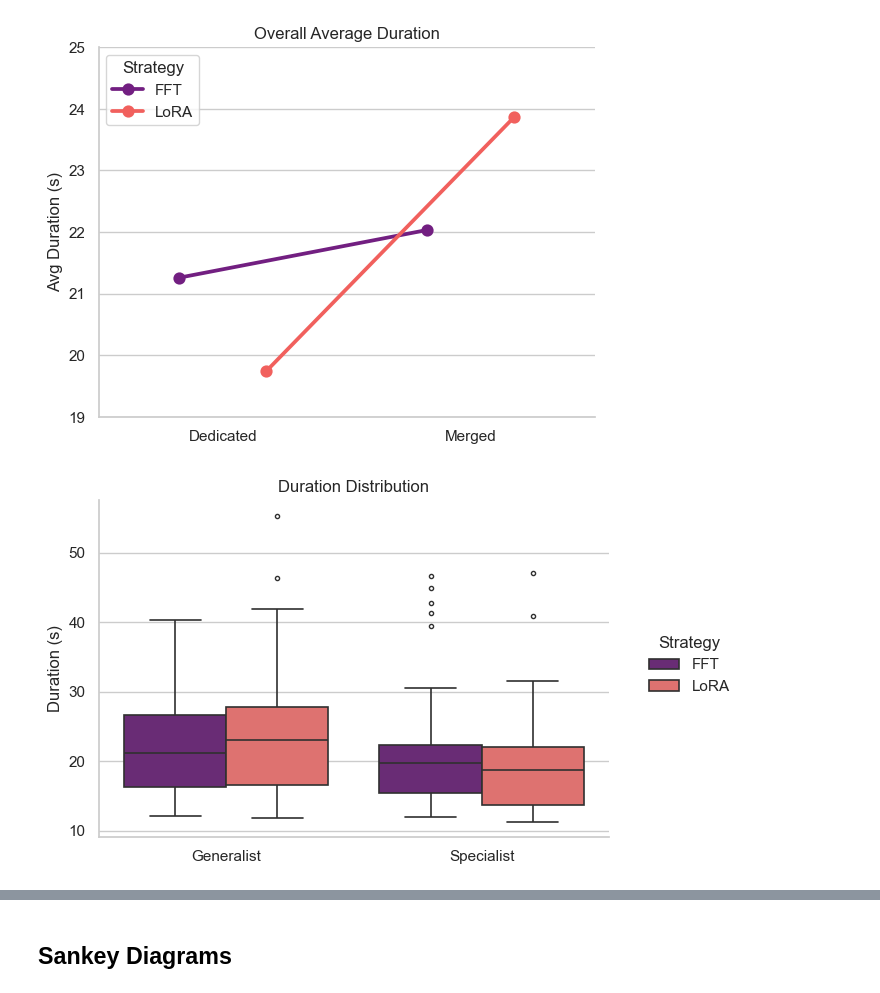
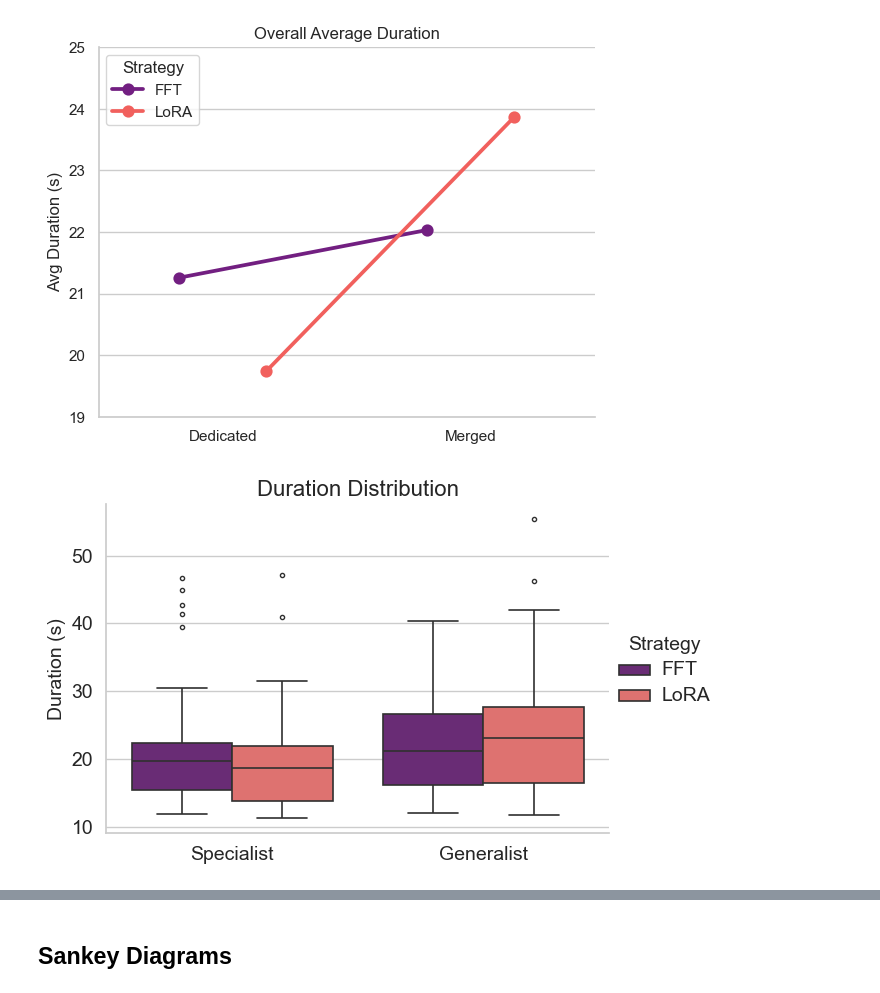
Before and after one commit to F-Fer/lerobot_ur5e_gello, a Jupyter notebook: notebooks/model_performance_analysis.ipynb, the cells around one changed output, grey strips where cells are left out. Cells and saved outputs as stored; diff of their text form; code cells hidden in the pictures.

Commit message:
increase font size in duration dist plot

```diff
--- a/notebooks/model_performance_analysis.ipynb
+++ b/notebooks/model_performance_analysis.ipynb
@@ -622,37 +622,48 @@ plt.show()
 # %%
 summary_df = df_success_only.copy()
 summary_df["Strategy"] = summary_df.apply(lambda x: "LoRA" if x["lora"] else "FFT", axis=1)
 summary_df["Type"] = summary_df.apply(lambda x: "Generalist" if x["merged"] else "Specialist", axis=1)
 
-type_order = ["Generalist", "Specialist"]
+type_order = ["Specialist", "Generalist"]
 strategy_order = ["FFT", "LoRA"]
+
+font_size_title = 16
+font_size_label = 14
+font_size_tick = 14
+font_size_legend = 14
 
 g = sns.catplot(
     data=summary_df,
     x="Type",
     y="duration",
     hue="Strategy",
     kind="box",
     order=type_order,
     hue_order=strategy_order,
     palette="magma",
     height=4.2,
     aspect=1.2,
     linewidth=1.2,
     fliersize=3,
 )
 
-g.ax.set(title="Duration Distribution", xlabel="", ylabel="Duration (s)")
+g.ax.set_title("Duration Distribution", fontsize=font_size_title)
+g.ax.set_xlabel("", fontsize=font_size_label)
+g.ax.set_ylabel("Duration (s)", fontsize=font_size_label)
+g.ax.tick_params(axis='both', labelsize=font_size_tick)
 g._legend.set_title("Strategy")
-g._legend.set_bbox_to_anchor((1.0, 0.6))
+g._legend.get_title().set_fontsize(font_size_legend)
+for text in g._legend.get_texts():
+    text.set_fontsize(font_size_legend)
+g._legend.set_bbox_to_anchor((0.95, 0.6))
 g._legend.set_loc("upper left")
 g._legend.set_frame_on(False)
 
 sns.despine(ax=g.ax)
 plt.tight_layout()
 plt.show()
 # %% [output]
-[figure, old version]
+[figure, new version]
 # %%
 ax = sns.stripplot(data=summary_df, x="Type", y="duration", hue="Strategy", dodge=True, alpha=0.5, palette="magma")
 sns.pointplot(data=summary_df, x="Type", y="duration", hue="Strategy", dodge=0.35, errorbar=("ci", 95), capsize=0.15, palette="magma", ax=ax)
```
Also changed, not shown: parts of 1 cell of this notebook.
